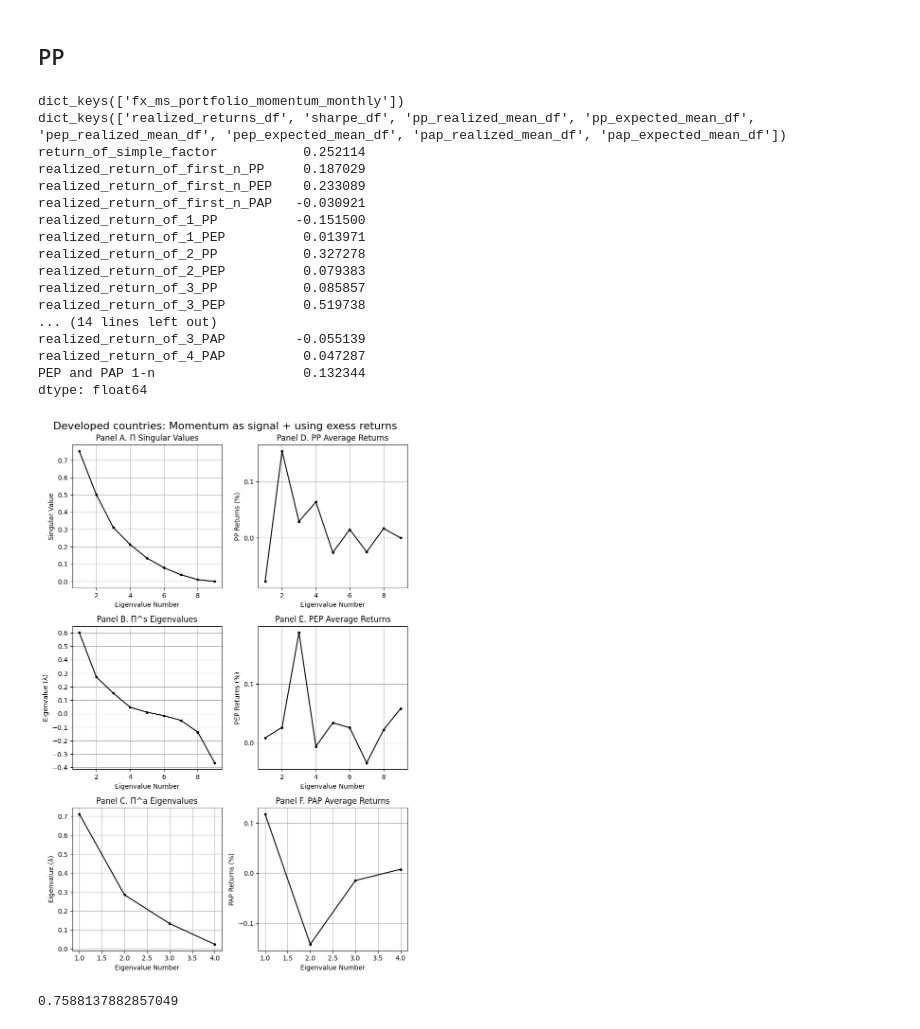
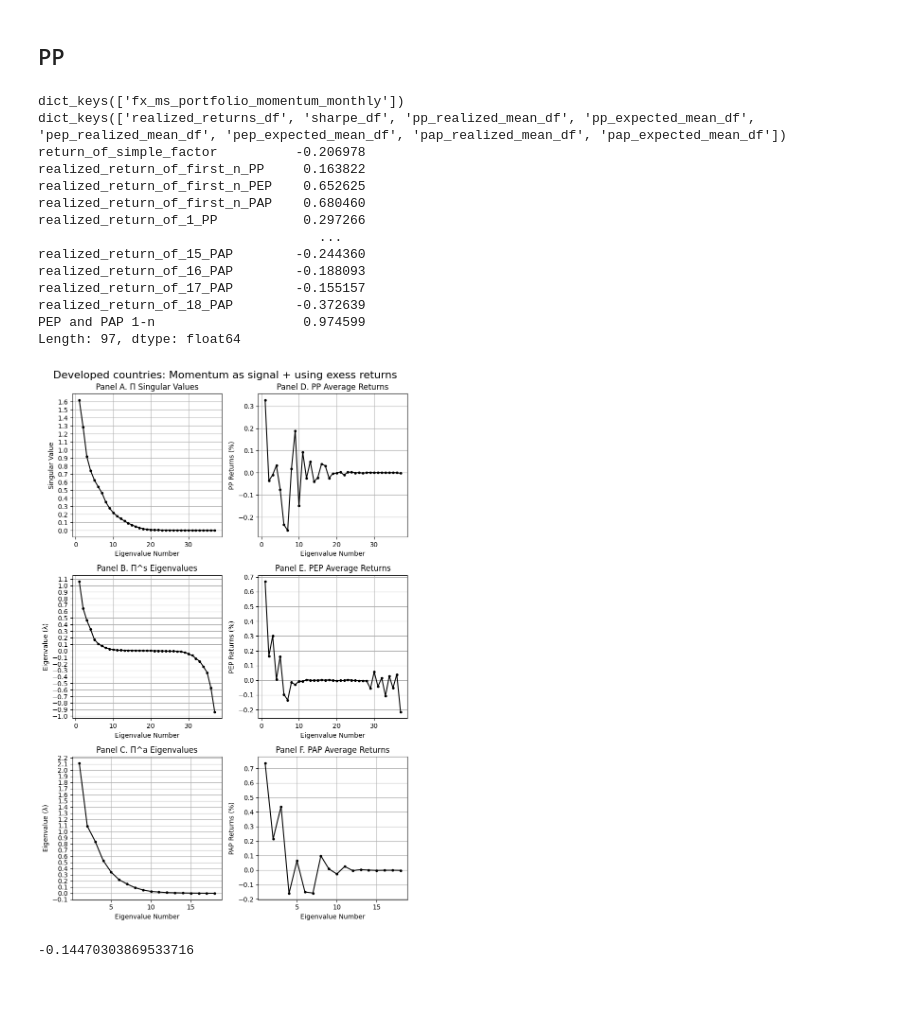
Before and after one commit to aminizadyar/Principal-Portfolios, a Jupyter notebook: FX_portfolios.ipynb, the cells around one changed output. Cells and saved outputs as stored; diff of their text form; code cells hidden in the pictures; blank space fills up the shorter version.

Commit message:
Implemented FX portfolios

```diff
--- a/FX_portfolios.ipynb
+++ b/FX_portfolios.ipynb
@@ -107,8 +107,9 @@ columns_to_keep
  'MSCEPOSU ']
 # %%
 processed_df = monthly_returns[['date']+columns_to_keep]
-basket_portfolios = processed_df.iloc[:,-5:]
-basket_portfolios.insert(0, 'date', processed_df['date'])
+#basket_portfolios = processed_df.iloc[:,-5:]
+basket_portfolios = processed_df
+#basket_portfolios.insert(0, 'date', processed_df['date'])
 # %% [markdown]
 ### Reading DB data
 # %%
@@ -155,61 +156,58 @@ basket_portfolios = basket_portfolios.merge(monthly_db_returns,how='inner', on='
 # %%
 starting_year_to_filter = 1996
 end_year_to_filter = 2024
-number_of_lookback_periods = 60
-number_of_PPs_to_consider = 4
-number_of_PEPs_to_consider = 4
-number_of_PAPs_to_consider = 2
+number_of_lookback_periods = 120
+number_of_PPs_to_consider = 3
+number_of_PEPs_to_consider = 3
+number_of_PAPs_to_consider = 3
 output_dict_momentum = {}
 
 
 basket_portfolios['date'] = pp.convert_date_column_for_monthly_data(basket_portfolios)
 signal_df = pp.build_signal_df_for_1month_momentum(basket_portfolios)
 
 
 
 portfolios_key = "fx_ms_portfolio_momentum_monthly"
 output_dict_momentum[portfolios_key] = pp.build_PP(basket_portfolios,signal_df,
                                                                    number_of_lookback_periods,starting_year_to_filter,end_year_to_filter,
                                                                    factor_data_monthly=None, number_of_PPs_to_consider=number_of_PPs_to_consider,
                                                                    number_of_PEPs_to_consider=number_of_PEPs_to_consider,
                                                                    number_of_PAPs_to_consider= number_of_PAPs_to_consider)
 
 # I calculate the results for all datasets. the results are stored in this dictionay.
 print(output_dict_momentum.keys())
 '''
 Every value of this dictionary is itself another dictionary.
 For instance the key 'sharpe_df' can be used to access the sharp values of this set of results.
 '''
 print(output_dict_momentum[portfolios_key].keys())
 print(output_dict_momentum[portfolios_key]["sharpe_df"])
 
 number_of_portfolios = basket_portfolios.shape[1]
 title = 'Developed countries: Momentum as signal + using exess returns'
 
 pp.singular_values_vs_realized_returns_graph(output_dict_momentum, portfolios_key, number_of_portfolios, title)
 # %% [output]
 dict_keys(['fx_ms_portfolio_momentum_monthly'])
 dict_keys(['realized_returns_df', 'sharpe_df', 'pp_realized_mean_df', 'pp_expected_mean_df', 'pep_realized_mean_df', 'pep_expected_mean_df', 'pap_realized_mean_df', 'pap_expected_mean_df'])
-return_of_simple_factor           0.252114
-realized_return_of_first_n_PP     0.187029
-realized_return_of_first_n_PEP    0.233089
-realized_return_of_first_n_PAP   -0.030921
-realized_return_of_1_PP          -0.151500
-realized_return_of_1_PEP          0.013971
-realized_return_of_2_PP           0.327278
-realized_return_of_2_PEP          0.079383
-realized_return_of_3_PP           0.085857
-realized_return_of_3_PEP          0.519738
-... (14 lines left out)
-realized_return_of_3_PAP         -0.055139
-realized_return_of_4_PAP          0.047287
-PEP and PAP 1-n                   0.132344
-dtype: float64
+return_of_simple_factor          -0.206978
+realized_return_of_first_n_PP     0.163822
+realized_return_of_first_n_PEP    0.652625
+realized_return_of_first_n_PAP    0.680460
+realized_return_of_1_PP           0.297266
+                                    ...
+realized_return_of_15_PAP        -0.244360
+realized_return_of_16_PAP        -0.188093
+realized_return_of_17_PAP        -0.155157
+realized_return_of_18_PAP        -0.372639
+PEP and PAP 1-n                   0.974599
+Length: 97, dtype: float64
-[figure, old version]
+[figure, new version]
 # %%
 pp.calculate_sharpe_ratio(basket_portfolios.iloc[number_of_lookback_periods:,1:].mean(axis=1)) * math.sqrt(12)
 # %% [output]
-0.7588137882857049
+-0.14470303869533716
 # %%
 basket_portfolios.iloc[number_of_lookback_periods:,1:].apply(lambda col: pp.calculate_sharpe_ratio(col)) * math.sqrt(12)
 # %% [output]
```
Also changed, not shown: parts of 2 cells of this notebook, 2 other files.
